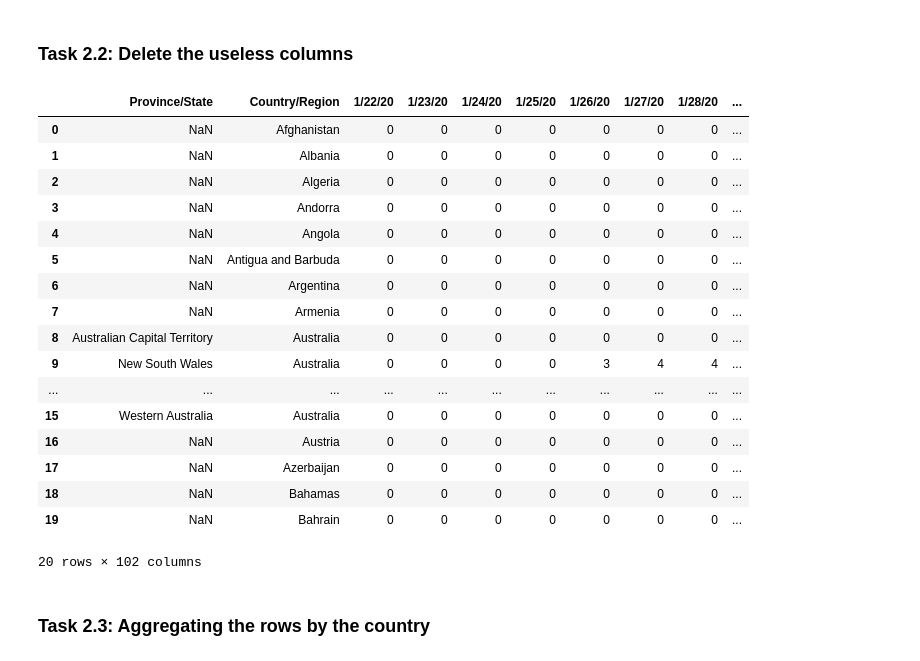
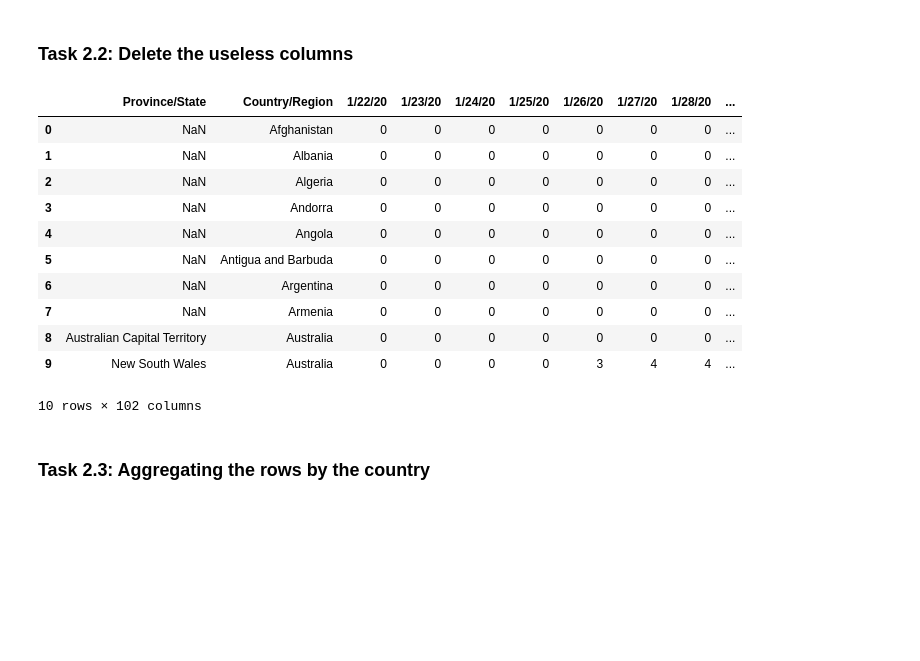
Before and after one commit to aash-gates/Covid19-Data-Analysis-Project, a Jupyter notebook: covid19 data analysis notebook.ipynb, the cells around one changed output. Cells and saved outputs as stored; diff of their text form; code cells hidden in the pictures; blank space fills up the shorter version.

```diff
--- a/covid19 data analysis notebook.ipynb
+++ b/covid19 data analysis notebook.ipynb
@@ -17,8 +17,8 @@ Modules are imported.
 ### Task 2.1: importing covid19 dataset
 importing "Covid19_Confirmed_dataset.csv" from "./Dataset" folder.
 # %%
-corona_dataset_csv = pd.read_csv("Datasets/covid19_Confirmed_dataset.csv")
-corona_dataset_csv.head()
+corona_dataset_csv = pd.read_csv('data/covid19_Confirmed_dataset.csv')
+corona_dataset_csv.head(10)
 # %% [output]
 |  | Province/State | Country/Region | Lat | Long | 1/22/20 | 1/23/20 | 1/24/20 | 1/25/20 | 1/26/20 | ... |
 | 0 | NaN | Afghanistan | 33.0000 | 65.0000 | 0 | 0 | 0 | 0 | 0 | ... |
@@ -40,24 +45,18 @@ corona_dataset_csv.drop(["Lat","Long"],axis=1,inplace=True)
 # %%
-corona_dataset_csv.head(20)
+corona_dataset_csv.head(10)
 # %% [output]
 |  | Province/State | Country/Region | 1/22/20 | 1/23/20 | 1/24/20 | 1/25/20 | 1/26/20 | 1/27/20 | 1/28/20 | ... |
 | 0 | NaN | Afghanistan | 0 | 0 | 0 | 0 | 0 | 0 | 0 | ... |
 | 1 | NaN | Albania | 0 | 0 | 0 | 0 | 0 | 0 | 0 | ... |
 | 2 | NaN | Algeria | 0 | 0 | 0 | 0 | 0 | 0 | 0 | ... |
 | 3 | NaN | Andorra | 0 | 0 | 0 | 0 | 0 | 0 | 0 | ... |
 | 4 | NaN | Angola | 0 | 0 | 0 | 0 | 0 | 0 | 0 | ... |
 | 5 | NaN | Antigua and Barbuda | 0 | 0 | 0 | 0 | 0 | 0 | 0 | ... |
 | 6 | NaN | Argentina | 0 | 0 | 0 | 0 | 0 | 0 | 0 | ... |
 | 7 | NaN | Armenia | 0 | 0 | 0 | 0 | 0 | 0 | 0 | ... |
 | 8 | Australian Capital Territory | Australia | 0 | 0 | 0 | 0 | 0 | 0 | 0 | ... |
 | 9 | New South Wales | Australia | 0 | 0 | 0 | 0 | 3 | 4 | 4 | ... |
-| ... | ... | ... | ... | ... | ... | ... | ... | ... | ... | ... |
-| 15 | Western Australia | Australia | 0 | 0 | 0 | 0 | 0 | 0 | 0 | ... |
-| 16 | NaN | Austria | 0 | 0 | 0 | 0 | 0 | 0 | 0 | ... |
-| 17 | NaN | Azerbaijan | 0 | 0 | 0 | 0 | 0 | 0 | 0 | ... |
-| 18 | NaN | Bahamas | 0 | 0 | 0 | 0 | 0 | 0 | 0 | ... |
-| 19 | NaN | Bahrain | 0 | 0 | 0 | 0 | 0 | 0 | 0 | ... |
-20 rows × 102 columns
+10 rows × 102 columns
 # %% [markdown]
 ### Task 2.3: Aggregating the rows by the country
 # %%
```
Also changed, not shown: parts of 41 cells of this notebook.
